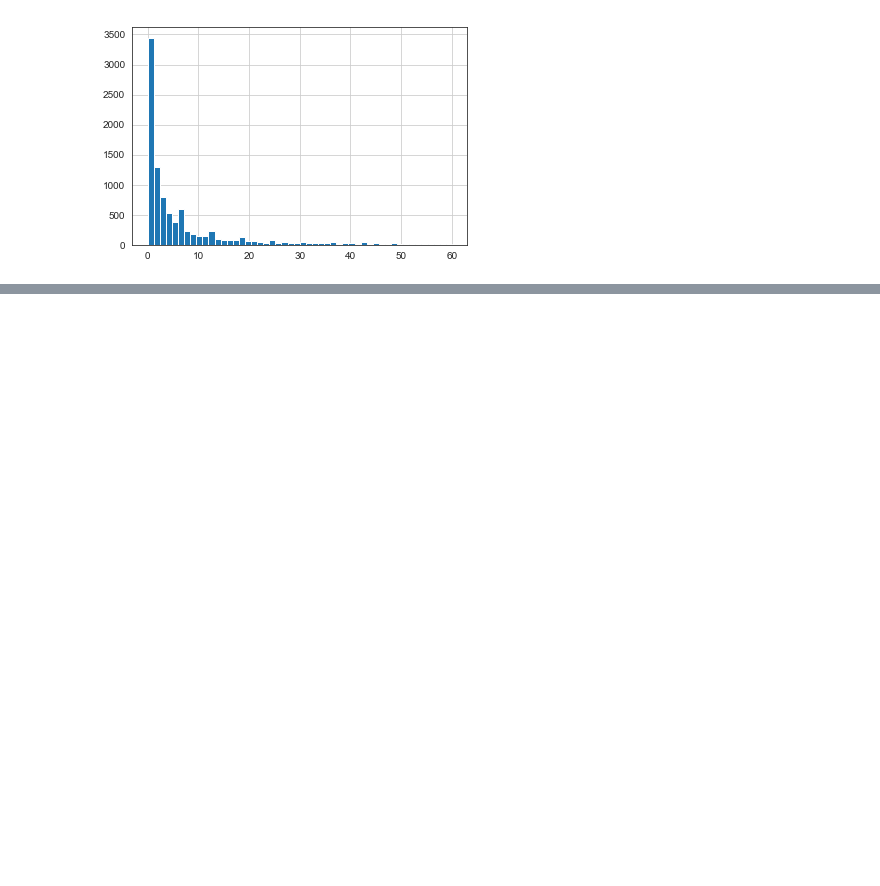
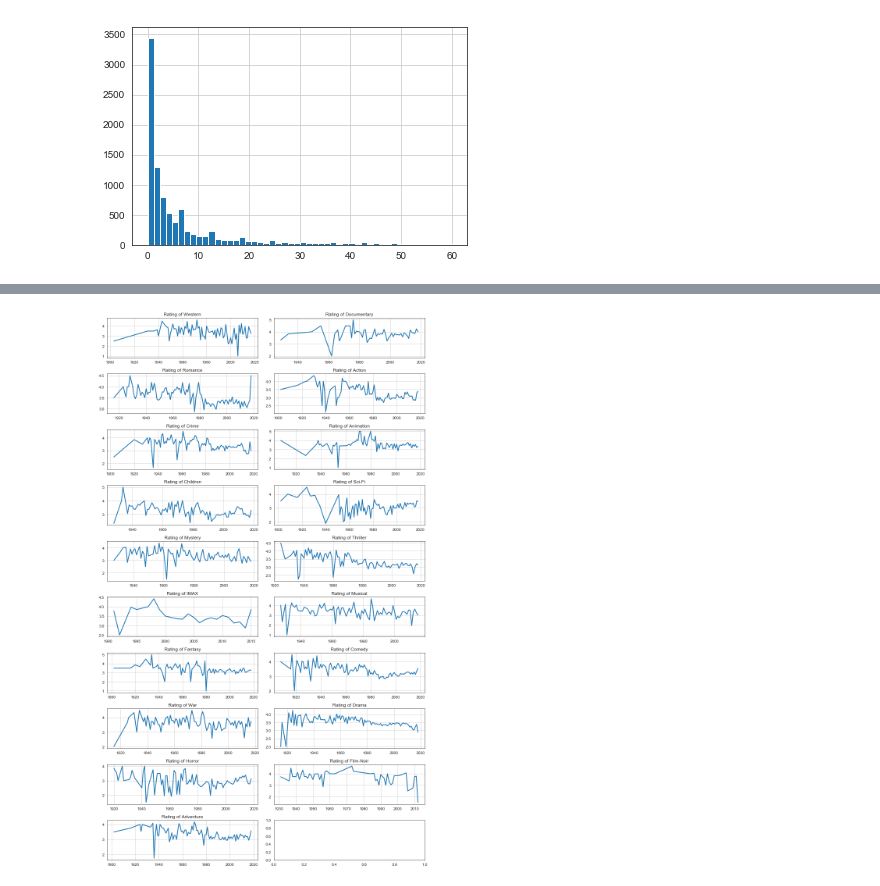
Before and after one commit to MedalKa/lab2, a Jupyter notebook: Lab_2. Recommender systems.ipynb, the cells around one changed output, grey strips where cells are left out. Saved outputs shown, nothing was run; the diff lists cells and outputs as text; code cells hidden in the pictures; blank space fills up the shorter version.

```diff
--- a/Lab_2. Recommender systems.ipynb
+++ b/Lab_2. Recommender systems.ipynb
@@ -221,0 +269,13 @@ Name: movieId, dtype: int64
+# %%
+genres = set(movies.columns[5:24])
+# %%
+sub = movies[movies["year"]!=-1]
+fig, axes = plt.subplots(10,2,figsize=(12,20))
+for i, genre in  enumerate(genres, 1):
+    genreMovies = sub[sub[genre]==1].groupby("year").mean()["rating"]
+    axes[(i-1)//2, (i-1)%2].plot(genreMovies, linewidth=2.0)
+    axes[(i-1)//2, (i-1)%2].title.set_text("Rating of %s"%genre)
+    axes[(i-1)//2, (i-1)%2].grid(True)
+fig.tight_layout()
+# %% [output]
+[figure, added]
```
Also changed, not shown: parts of 23 cells of this notebook.
